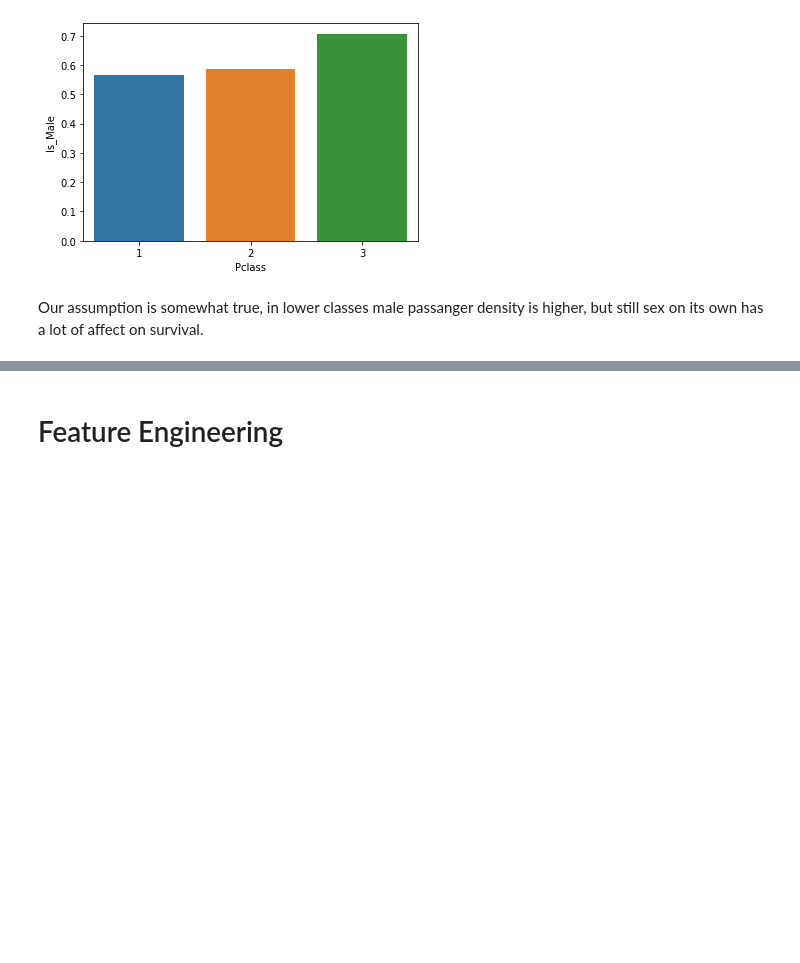
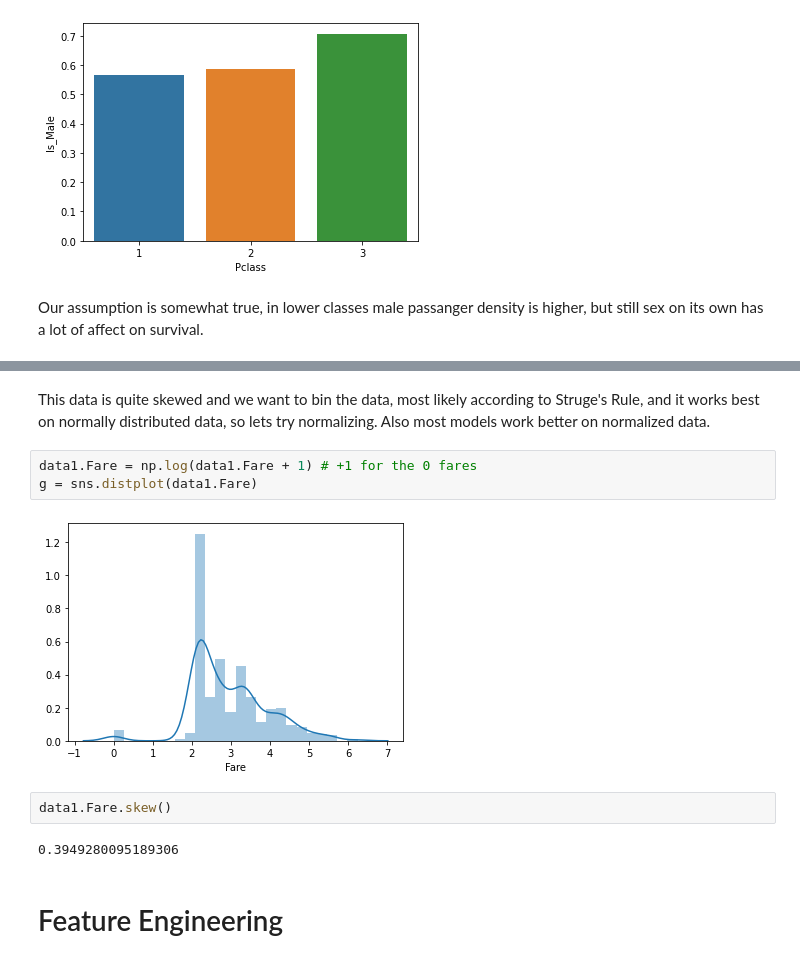
Before and after one commit to cucearda/TitanicProject, a Jupyter notebook: Titanic.ipynb, the cells around one changed output, grey strips where cells are left out. Cells and saved outputs as stored; diff of their text form; blank space fills up the shorter version.

Commit message:
Moving onto modeling

```diff
--- a/Titanic.ipynb
+++ b/Titanic.ipynb
@@ -283,3 +293,14 @@ Our assumption is somewhat true, in lower classes male passanger density is high
+# %% [markdown]
+This data is quite skewed and we want to bin the data, most likely according to Struge's Rule, and it works best on normally distributed data, so lets try normalizing. Also most models work better on normalized data.
+# %%
+data1.Fare = np.log(data1.Fare + 1) # +1 for the 0 fares
+g = sns.distplot(data1.Fare)
+# %% [output]
+[figure, added]
+# %%
+data1.Fare.skew()
+# %% [output]
+0.3949280095189306
 # %% [markdown]
 # Feature Engineering
 # %% [markdown]
```
Also changed, not shown: parts of 22 cells of this notebook.
